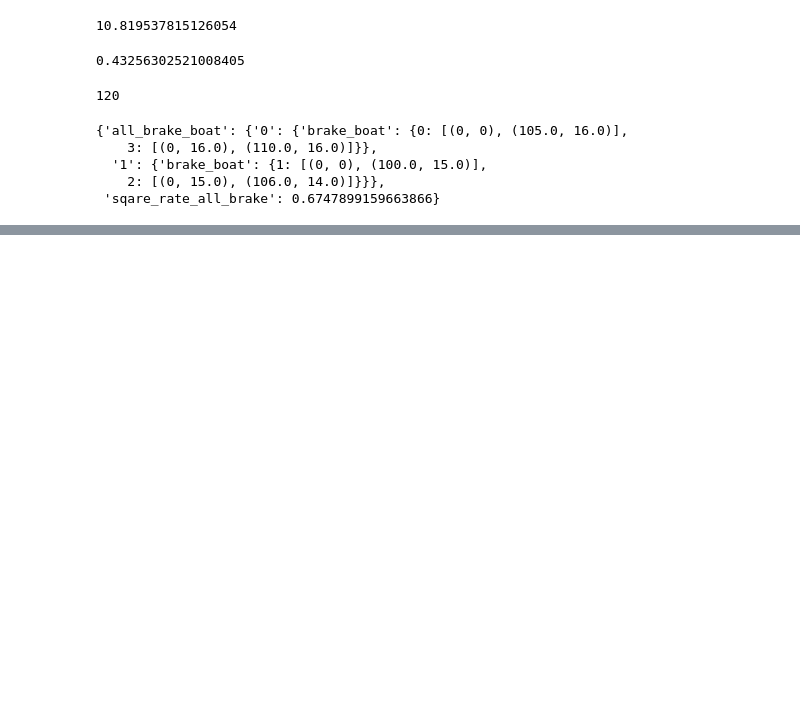
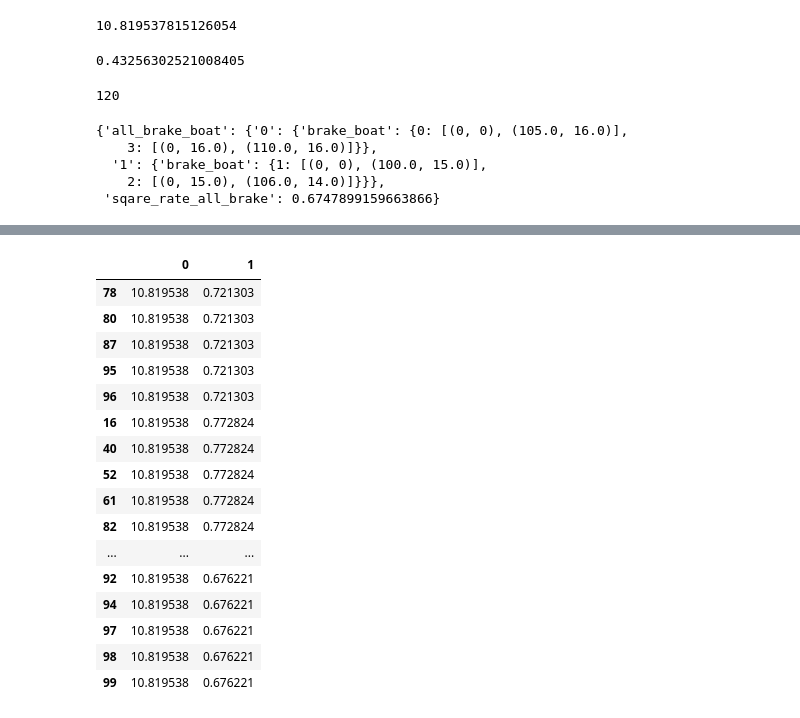
Before and after one commit to TSLNIHAOGIT/gene, a Jupyter notebook: get_last_one.ipynb, the cells around one changed output, grey strips where cells are left out. Cells and saved outputs as stored; diff of their text form; code cells hidden in the pictures; blank space fills up the shorter version.

```diff
--- a/get_last_one.ipynb
+++ b/get_last_one.ipynb
@@ -2430,0 +2471,20 @@ aa[0]
+# %%
+obj.sort_values(by=[0,1],ascending=[True,True]).tail(40)
+# %% [output]
+|  | 0 | 1 |
+| 78 | 10.819538 | 0.721303 |
+| 80 | 10.819538 | 0.721303 |
+| 87 | 10.819538 | 0.721303 |
+| 95 | 10.819538 | 0.721303 |
+| 96 | 10.819538 | 0.721303 |
+| 16 | 10.819538 | 0.772824 |
+| 40 | 10.819538 | 0.772824 |
+| 52 | 10.819538 | 0.772824 |
+| 61 | 10.819538 | 0.772824 |
+| 82 | 10.819538 | 0.772824 |
+| ... | ... | ... |
+| 92 | 10.819538 | 0.676221 |
+| 94 | 10.819538 | 0.676221 |
+| 97 | 10.819538 | 0.676221 |
+| 98 | 10.819538 | 0.676221 |
+| 99 | 10.819538 | 0.676221 |
```
Also changed, not shown: parts of 24 cells of this notebook, 12 other files.
